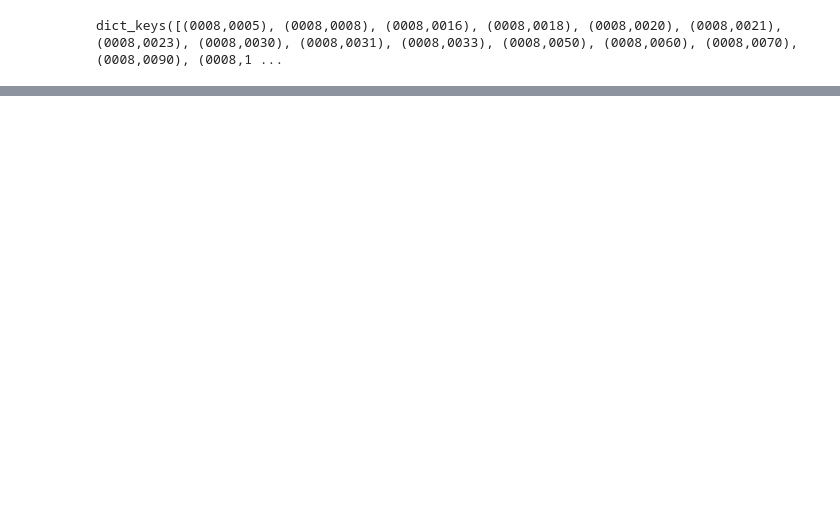
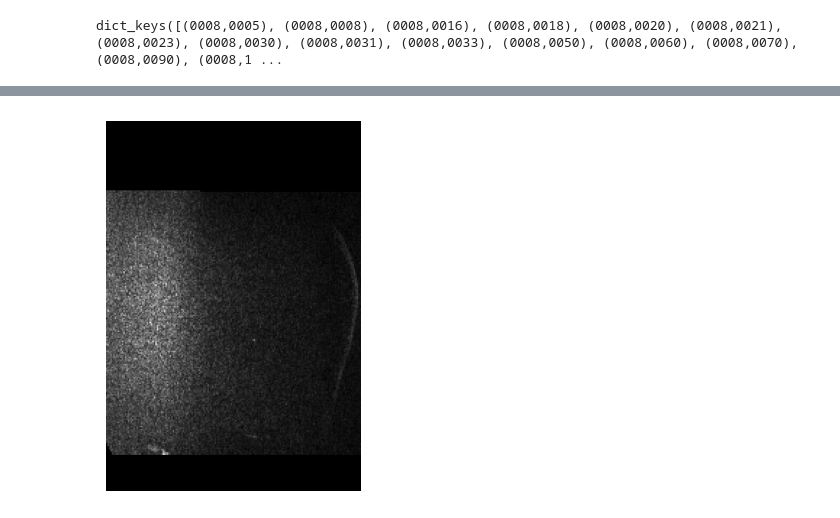
Before and after one commit to adiljahouh/Thesis-Change-Detection-in-MRI, a Jupyter notebook: notebooks/remind_data.ipynb, the cells around one changed output, grey strips where cells are left out. Drawn from its saved outputs; the diff is of its cells as text; code cells hidden in the pictures; blank space fills up the shorter version.

```diff
--- a/notebooks/remind_data.ipynb
+++ b/notebooks/remind_data.ipynb
@@ -132 +151,8 @@ FileNotFoundError: No such file or no access: '../data/ReMIND/ReMIND-103/12-25-1
+# %%
+plt.imshow(pre[:, 12, :], cmap='gray', alpha=1)  # Overlay the 'tumor' with transparency
+# plt.imshow(pre[30], cmap='gray')  # Display the grayscale 'pre' image
+plt.axis('off')  # Remove axis
+plt.show()  # Display both images
+# %% [output]
+[figure, added]
 # %%
```
Also changed, not shown: parts of 15 cells of this notebook, 2 other files.
